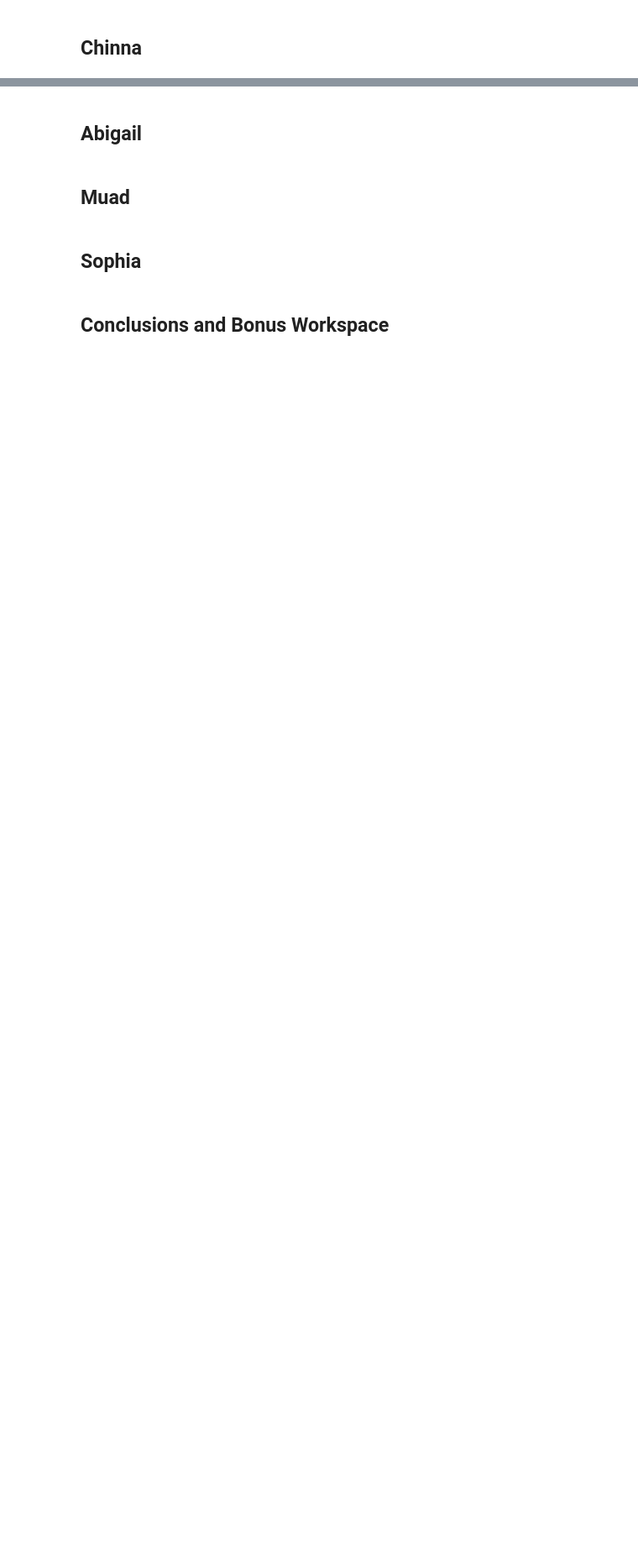
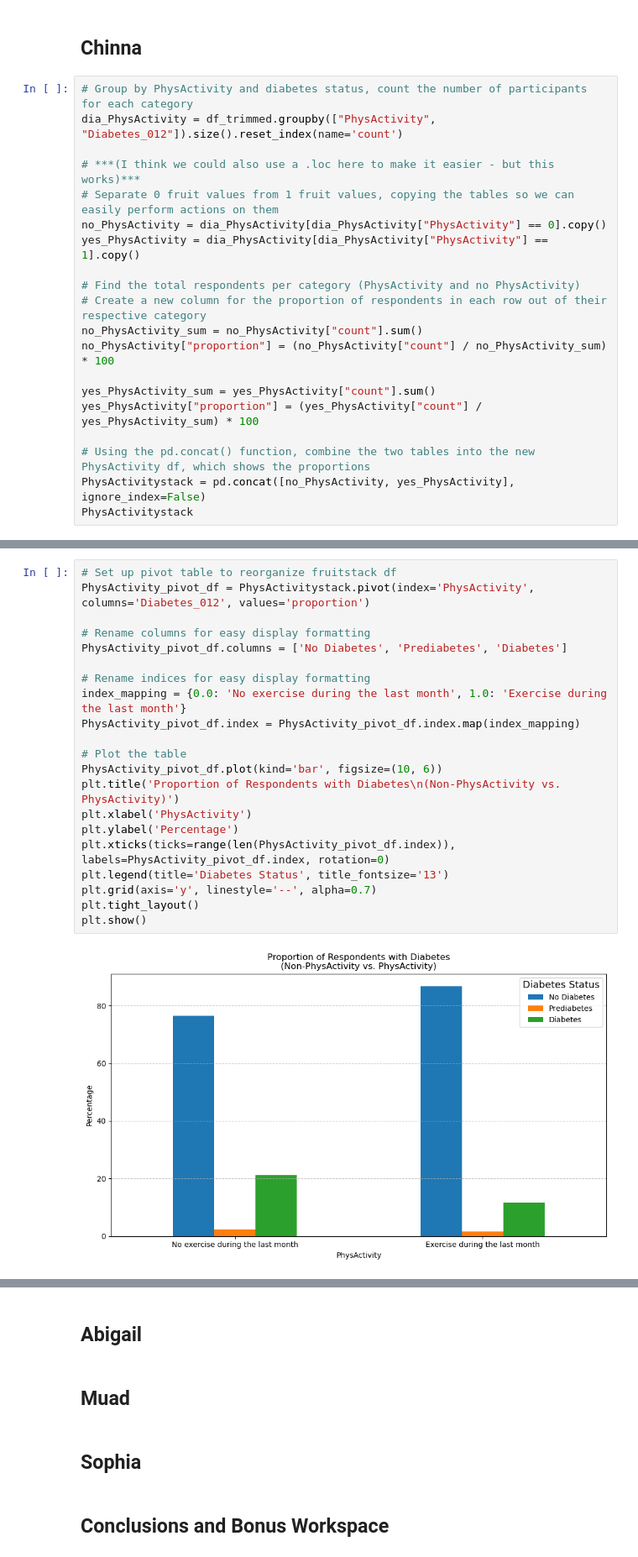
Before and after one commit to williamlevine/project-one, a Jupyter notebook: main_notebook.ipynb, the cells around one changed output, grey strips where cells are left out. Shown: that part at 84% size. Drawn from its saved outputs; the diff is of its cells as text; blank space fills up the shorter version.

Commit message:
PhysActivity in various chart plots

```diff
--- a/main_notebook.ipynb
+++ b/main_notebook.ipynb
@@ -61,2 +85,22 @@ plt.show()
 # %% [markdown]
 ## Chinna
+# %%
+# Group by PhysActivity and diabetes status, count the number of participants for each category
+dia_PhysActivity = df_trimmed.groupby(["PhysActivity", "Diabetes_012"]).size().reset_index(name='count')
+
+# ***(I think we could also use a .loc here to make it easier - but this works)***
+# Separate 0 fruit values from 1 fruit values, copying the tables so we can easily perform actions on them
+no_PhysActivity = dia_PhysActivity[dia_PhysActivity["PhysActivity"] == 0].copy()
+yes_PhysActivity = dia_PhysActivity[dia_PhysActivity["PhysActivity"] == 1].copy()
+
+# Find the total respondents per category (PhysActivity and no PhysActivity)
+# Create a new column for the proportion of respondents in each row out of their respective category
+no_PhysActivity_sum = no_PhysActivity["count"].sum()
+no_PhysActivity["proportion"] = (no_PhysActivity["count"] / no_PhysActivity_sum) * 100
+
+yes_PhysActivity_sum = yes_PhysActivity["count"].sum()
+yes_PhysActivity["proportion"] = (yes_PhysActivity["count"] / yes_PhysActivity_sum) * 100
+
+# Using the pd.concat() function, combine the two tables into the new PhysActivity df, which shows the proportions
+PhysActivitystack = pd.concat([no_PhysActivity, yes_PhysActivity], ignore_index=False)
+PhysActivitystack
@@ -62,0 +115,23 @@ plt.show()
+# %%
+# Set up pivot table to reorganize fruitstack df
+PhysActivity_pivot_df = PhysActivitystack.pivot(index='PhysActivity', columns='Diabetes_012', values='proportion')
+
+# Rename columns for easy display formatting
+PhysActivity_pivot_df.columns = ['No Diabetes', 'Prediabetes', 'Diabetes']
+
+# Rename indices for easy display formatting
+index_mapping = {0.0: 'No exercise during the last month', 1.0: 'Exercise during the last month'}
+PhysActivity_pivot_df.index = PhysActivity_pivot_df.index.map(index_mapping)
+
+# Plot the table
+PhysActivity_pivot_df.plot(kind='bar', figsize=(10, 6))
+plt.title('Proportion of Respondents with Diabetes\n(Non-PhysActivity vs. PhysActivity)')
+plt.xlabel('PhysActivity')
+plt.ylabel('Percentage')
+plt.xticks(ticks=range(len(PhysActivity_pivot_df.index)), labels=PhysActivity_pivot_df.index, rotation=0)
+plt.legend(title='Diabetes Status', title_fontsize='13')
+plt.grid(axis='y', linestyle='--', alpha=0.7)
+plt.tight_layout()
+plt.show()
+# %% [output]
+[figure, added]
```
Also changed, not shown: parts of 8 cells of this notebook.
